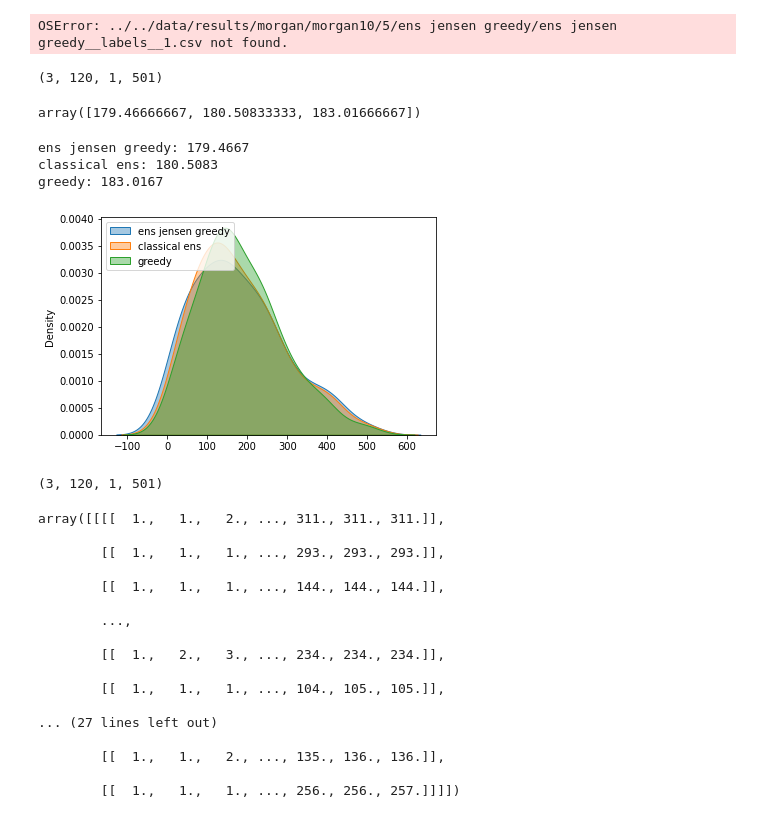
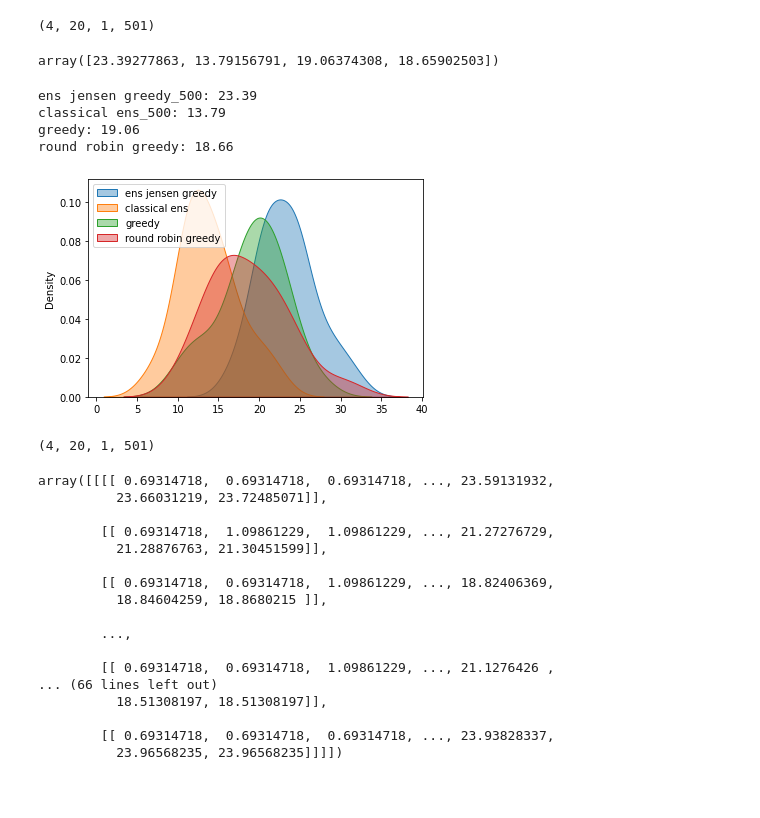
Before and after one commit to KrisNguyen135/diverse_as, a Jupyter notebook: notebooks/Performance/Drug utility.ipynb, the cells around one changed output. Cells and saved outputs as stored; diff of their text form; code cells hidden in the pictures; blank space fills up the shorter version.

```diff
--- a/notebooks/Performance/Drug utility.ipynb
+++ b/notebooks/Performance/Drug utility.ipynb
@@ -28,18 +28,25 @@ data = 'morgan'
 
 # group_size = 1
 # num_exps = 120
-# num_repeats_per_exp = 1
+# num_repeats_per_exp = 5
 
-group_size = 5
+group_size = 9
 num_exps = 20
 num_repeats_per_exp = 1
 
 policies = [
+    'ens jensen greedy_500',
+    'classical ens_500',
+    'greedy',
+    'round robin greedy',
+]
+names = [
     'ens jensen greedy',
-    # 'classical ens',
-    # 'greedy',
-    # 'round robin greedy',
+    'classical ens',
+    'greedy',
+    'round robin greedy',
 ]
+assert len(policies) == len(names)
 if group_size == 1 and 'round robin greedy' in policies:
     policies.remove('round robin greedy')
 
@@ -61,57 +68,59 @@ for p_ind, policy in enumerate(policies):
     for exp_ind in range(num_exps):
         path = os.path.join(basepath, f'{data}{exp_ind + 1}', str(group_size), policy)
         for i in range(num_repeats_per_exp):
-            labels = np.loadtxt(
-                os.path.join(path, f'{policy}__labels__{i + 1}.csv'),
-                dtype=int
-            ).flatten() - 1
+            try:
+                labels = np.loadtxt(
+                    os.path.join(path, f'{policy}__labels__{i + 1}.csv'),
+                    dtype=int
+                ).flatten() - 1
 
-            utilities[p_ind, exp_ind, i, :] = linear_utility(labels_to_counts(labels))
+                utilities[p_ind, exp_ind, i, :] = utility_function(labels_to_counts(labels))
+            except OSError:
+                print(policy, exp_ind, i)
 
 assert np.all(utilities != -1)
-# %% [output]
-OSError: ../../data/results/morgan/morgan10/5/ens jensen greedy/ens jensen greedy__labels__1.csv not found.
 # %%
 utilities.shape
 # %% [output]
-(3, 120, 1, 501)
+(4, 20, 1, 501)
 # %%
 utilities[..., -1].mean(axis=(1, 2))
 # %% [output]
-array([179.46666667, 180.50833333, 183.01666667])
+array([23.39277863, 13.79156791, 19.06374308, 18.65902503])
 # %%
 for p_ind, policy in enumerate(policies):
-    print(f'{policy}: {utilities[p_ind, ..., -1].mean():.4f}')
-    sns.kdeplot(utilities[p_ind, ..., -1].flatten(), alpha=0.4, shade=True, label=policy)
+    print(f'{policy}: {utilities[p_ind, ..., -1].mean():.2f}')
+    sns.kdeplot(utilities[p_ind, ..., -1].flatten(), alpha=0.4, shade=True, label=names[p_ind])
 
 plt.legend(loc='upper left');
 # %% [output]
-ens jensen greedy: 179.4667
-classical ens: 180.5083
-greedy: 183.0167
+ens jensen greedy_500: 23.39
+classical ens_500: 13.79
+greedy: 19.06
+round robin greedy: 18.66
-[figure, old version]
+[figure, new version]
 # %%
 print(utilities.shape)
 utilities
 # %% [output]
-(3, 120, 1, 501)
+(4, 20, 1, 501)
-array([[[[  1.,   1.,   2., ..., 311., 311., 311.]],
+array([[[[ 0.69314718,  0.69314718,  0.69314718, ..., 23.59131932,
+          23.66031219, 23.72485071]],
 
-        [[  1.,   1.,   1., ..., 293., 293., 293.]],
+        [[ 0.69314718,  1.09861229,  1.09861229, ..., 21.27276729,
+          21.28876763, 21.30451599]],
 
-        [[  1.,   1.,   1., ..., 144., 144., 144.]],
+        [[ 0.69314718,  0.69314718,  1.09861229, ..., 18.82406369,
+          18.84604259, 18.8680215 ]],
 
         ...,
 
-        [[  1.,   2.,   3., ..., 234., 234., 234.]],
+        [[ 0.69314718,  0.69314718,  1.09861229, ..., 21.1276426 ,
+... (66 lines left out)
+          18.51308197, 18.51308197]],
 
-        [[  1.,   1.,   1., ..., 104., 105., 105.]],
-
-... (27 lines left out)
-
-        [[  1.,   1.,   2., ..., 135., 136., 136.]],
-
-        [[  1.,   1.,   1., ..., 256., 256., 257.]]]])
+        [[ 0.69314718,  0.69314718,  0.69314718, ..., 23.93828337,
+          23.96568235, 23.96568235]]]])
 # %%
 squeezed_utilities =  utilities.reshape(
     len(policies),
```
Also changed, not shown: parts of 3 cells of this notebook, 10 other files.
